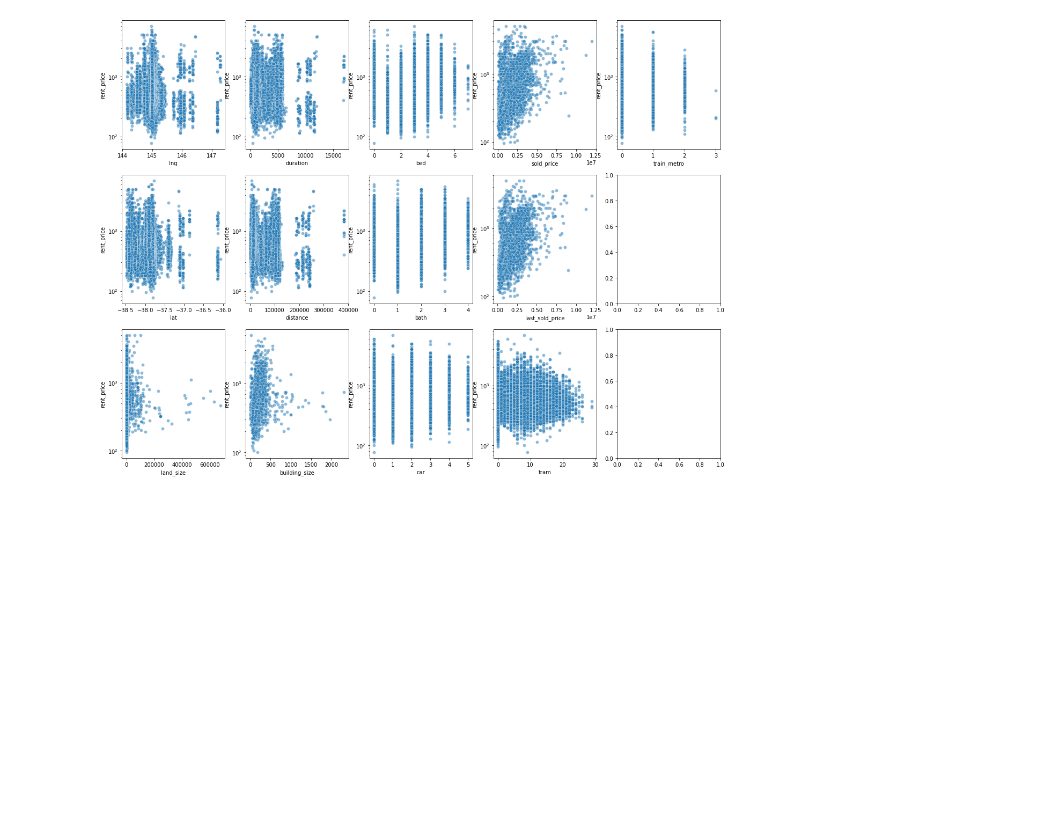
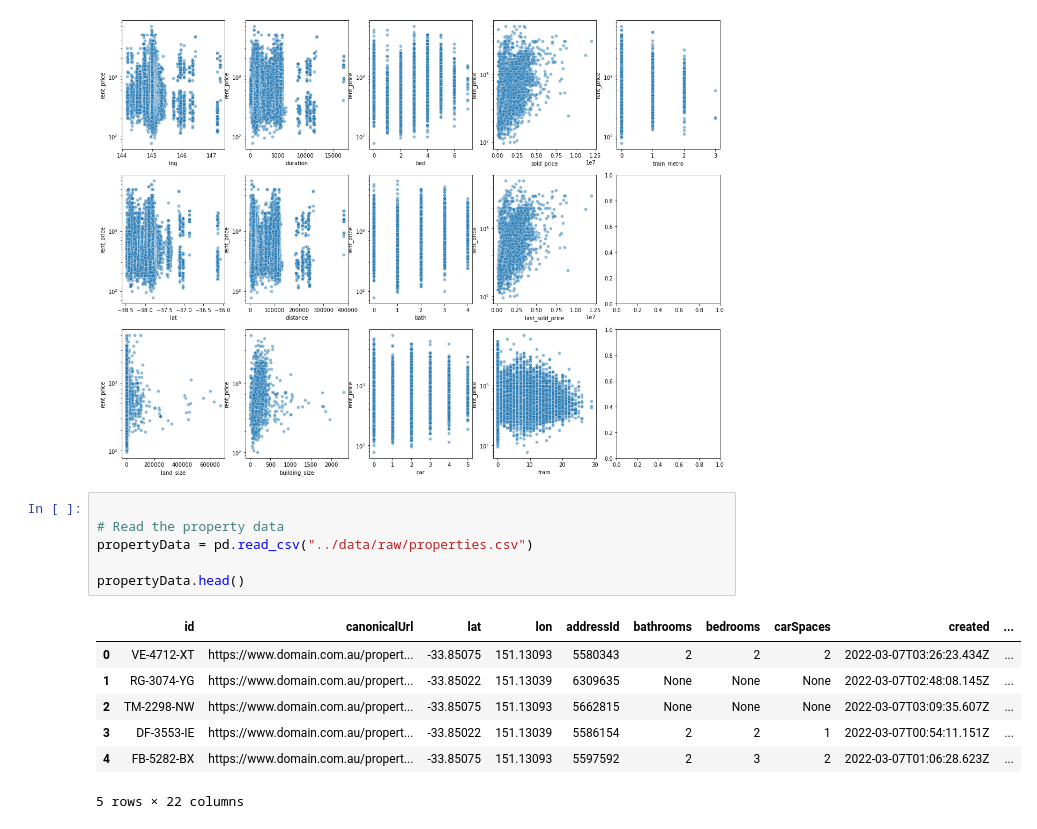
Before and after one commit to MAST30034-Applied-Data-Science/generic-real-estate-consulting-project-group-59, a Jupyter notebook: notebooks/Internal Features.ipynb, the cells around one changed output. Saved outputs shown, nothing was run; the diff lists cells and outputs as text; blank space fills up the shorter version.

```diff
--- a/notebooks/Internal Features.ipynb
+++ b/notebooks/Internal Features.ipynb
@@ -249,3 +249,17 @@ for i, col in enumerate(clean_df.corr().columns.drop('rent_price')):
 fig.savefig("../plots/prop_rent_scatter.png")
 # %% [output]
 [figure]
+# %%
+
+# Read the property data
+propertyData = pd.read_csv("../data/raw/properties.csv")
+
+propertyData.head()
+# %% [output]
+|  | id | canonicalUrl | lat | lon | addressId | bathrooms | bedrooms | carSpaces | created | ... |
+| 0 | VE-4712-XT | https://www.domain.com.au/propert... | -33.85075 | 151.13093 | 5580343 | 2 | 2 | 2 | 2022-03-07T03:26:23.434Z | ... |
+| 1 | RG-3074-YG | https://www.domain.com.au/propert... | -33.85022 | 151.13039 | 6309635 | None | None | None | 2022-03-07T02:48:08.145Z | ... |
+| 2 | TM-2298-NW | https://www.domain.com.au/propert... | -33.85075 | 151.13093 | 5662815 | None | None | None | 2022-03-07T03:09:35.607Z | ... |
+| 3 | DF-3553-IE | https://www.domain.com.au/propert... | -33.85022 | 151.13039 | 5586154 | 2 | 2 | 1 | 2022-03-07T00:54:11.151Z | ... |
+| 4 | FB-5282-BX | https://www.domain.com.au/propert... | -33.85075 | 151.13093 | 5597592 | 2 | 3 | 2 | 2022-03-07T01:06:28.623Z | ... |
+5 rows × 22 columns
```
Also changed, not shown: parts of 6 cells of this notebook, 4 other files.
